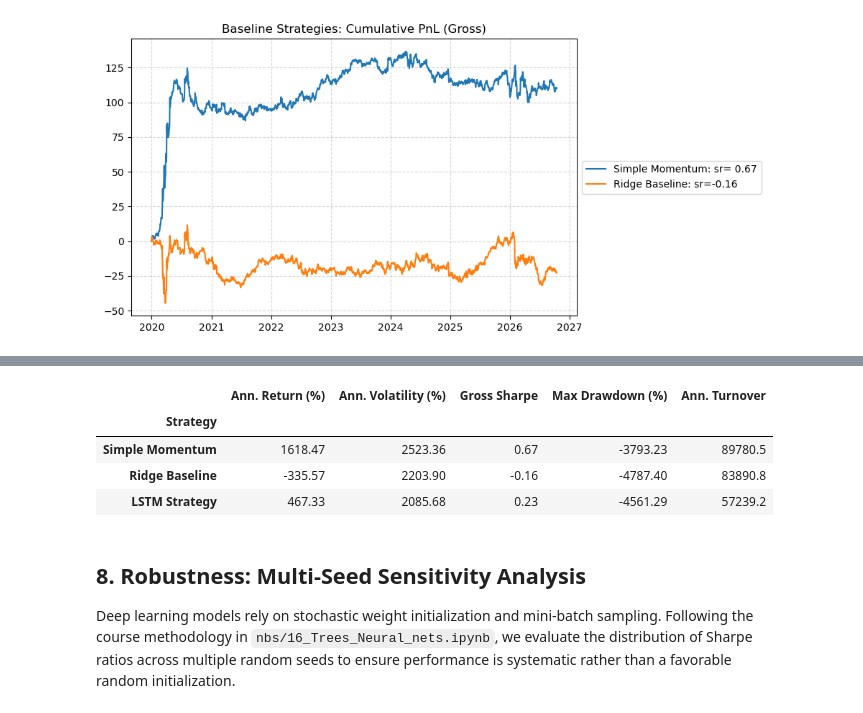
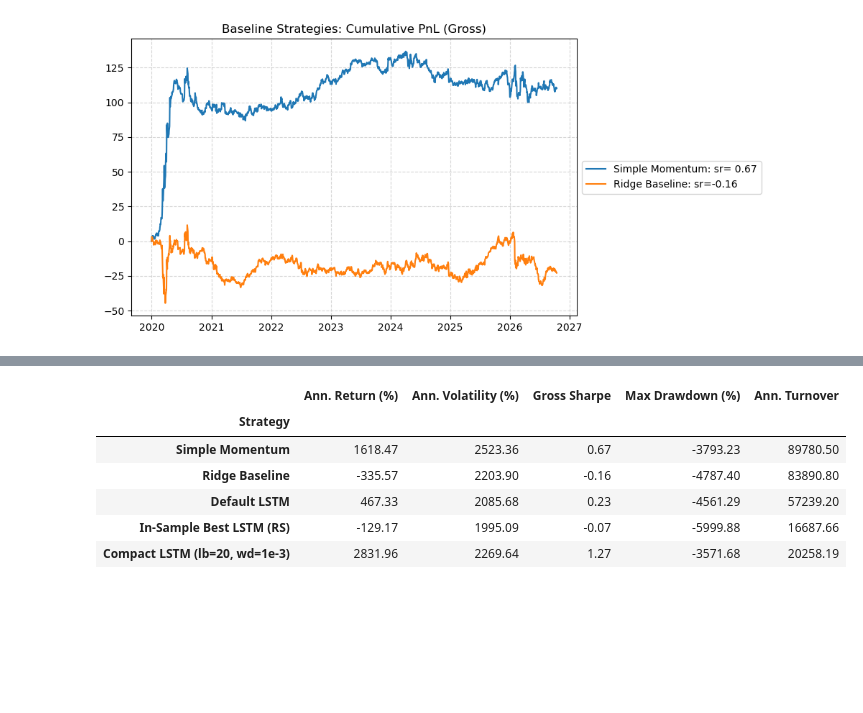
Before and after one commit to gabegagster/commodity_lstm_trading, a Jupyter notebook: notebooks/commodity_lstm_trading.ipynb, the cells around one changed output, grey strips where cells are left out. Saved outputs shown, nothing was run; the diff lists cells and outputs as text; code cells hidden in the pictures; blank space fills up the shorter version.

```diff
--- a/notebooks/commodity_lstm_trading.ipynb
+++ b/notebooks/commodity_lstm_trading.ipynb
@@ -159,0 +159,9 @@ X shape: (5157, 5), y shape: (5157, 5), ret shape: (5157, 5)
+# %%
+# 1. Raw return features
+X_raw, y_raw, ret_aligned = prepare_backtest_data(ret, feature_type="returns")
+
+# 2. Multi-horizon momentum features (5d, 21d, 63d, 126d, 252d)
+X_mom, y_mom, ret_mom = prepare_backtest_data(ret, feature_type="momentum")
+
+print(f"Raw features shape: {X_raw.shape}")
+print(f"Multi-horizon momentum features shape: {X_mom.shape}")
@@ -171,7 +182,7 @@ m_mom = Backtester(
     start_date="2020-01-01",
     name="Simple Momentum",
 )
-pnl_mom = m_mom.train(X, y, ret_aligned)
+pnl_mom = m_mom.train(X_raw, y_raw, ret_aligned)
 
 # 2. Linear Ridge Pipeline
 ridge_pipeline = make_pipeline(
@@ -186,7 +197,7 @@ m_ridge = Backtester(
     start_date="2020-01-01",
     name="Ridge Baseline",
 )
-pnl_ridge = m_ridge.train(X, y, ret_aligned)
+pnl_ridge = m_ridge.train(X_raw, y_raw, ret_aligned)
 
 # Compare baselines
 line([pnl_mom, pnl_ridge], cumsum=True, title="Baseline Strategies: Cumulative PnL (Gross)")
@@ -293,0 +389,16 @@ We evaluate the out-of-sample cumulative performance of the LSTM strategy alongs
+# %%
+# Extract best parameters from calibration Random Search (2012-2019)
+best_params = hpo_results.iloc[-1].to_dict()
+best_hs = int(best_params["hidden_size"])
+best_lb = int(best_params["lookback"])
+best_wd = float(best_params["weight_decay"])
+best_dp = float(best_params["dropout"])
+best_lr = float(best_params["lr"])
+
+print(f"Optimal Parameters Selected from In-Sample Random Search (2012-2019):")
+print(f"  Hidden Size: {best_hs}")
+print(f"  Lookback Window: {best_lb} days")
+print(f"  Weight Decay: {best_wd:.6f}")
+print(f"  Dropout: {best_dp:.3f}")
+print(f"  Learning Rate: {best_lr:.6f}")
+print(f"  In-Sample Calibration Sharpe (2012-2019): {best_params['sr']:.3f}")
@@ -325,38 +535,41 @@ def compute_strategy_summary(pnls_dict, holdings_dict):
         h = holdings_dict.get(name)
         if h is not None:
             turnover = h.diff().abs().sum(axis=1).mean() * 260
         else:
             turnover = np.nan
 
         metrics.append({
             "Strategy": name,
             "Ann. Return (%)": round(ann_ret, 2),
             "Ann. Volatility (%)": round(ann_vol, 2),
             "Gross Sharpe": round(sr, 2),
             "Max Drawdown (%)": round(dd, 2),
             "Ann. Turnover": round(turnover, 2) if not np.isnan(turnover) else "-",
         })
     return pd.DataFrame(metrics).set_index("Strategy")
 
 pnls_all = {
     "Simple Momentum": pnl_mom,
     "Ridge Baseline": pnl_ridge,
-    "LSTM Strategy": pnl_lstm,
+    "Default LSTM": pnl_lstm_default,
+    "In-Sample Best LSTM (RS)": pnl_lstm_opt,
+    "Compact LSTM (lb=20, wd=1e-3)": pnl_lstm_robust,
 }
 holdings_all = {
     "Simple Momentum": m_mom.h_,
     "Ridge Baseline": m_ridge.h_,
-    "LSTM Strategy": h_lstm,
+    "Default LSTM": m_lstm_default.h_,
+    "In-Sample Best LSTM (RS)": m_lstm_opt.h_,
+    "Compact LSTM (lb=20, wd=1e-3)": h_lstm_robust,
 }
 
 metrics_df = compute_strategy_summary(pnls_all, holdings_all)
 metrics_df
 # %% [output]
 |  | Ann. Return (%) | Ann. Volatility (%) | Gross Sharpe | Max Drawdown (%) | Ann. Turnover |
 | Strategy |  |  |  |  |  |
-| Simple Momentum | 1618.47 | 2523.36 | 0.67 | -3793.23 | 89780.5 |
-| Ridge Baseline | -335.57 | 2203.90 | -0.16 | -4787.40 | 83890.8 |
-| LSTM Strategy | 467.33 | 2085.68 | 0.23 | -4561.29 | 57239.2 |
+| Simple Momentum | 1618.47 | 2523.36 | 0.67 | -3793.23 | 89780.50 |
+| Ridge Baseline | -335.57 | 2203.90 | -0.16 | -4787.40 | 83890.80 |
+| Default LSTM | 467.33 | 2085.68 | 0.23 | -4561.29 | 57239.20 |
+| In-Sample Best LSTM (RS) | -129.17 | 1995.09 | -0.07 | -5999.88 | 16687.66 |
+| Compact LSTM (lb=20, wd=1e-3) | 2831.96 | 2269.64 | 1.27 | -3571.68 | 20258.19 |
-# %% [markdown]
-## 8. Robustness: Multi-Seed Sensitivity Analysis
-Deep learning models rely on stochastic weight initialization and mini-batch sampling. Following the course methodology in `nbs/16_Trees_Neural_nets.ipynb`, we evaluate the distribution of Sharpe ratios across multiple random seeds to ensure performance is systematic rather than a favorable random initialization.
```
Also changed, not shown: parts of 22 cells of this notebook, 3 other files.
